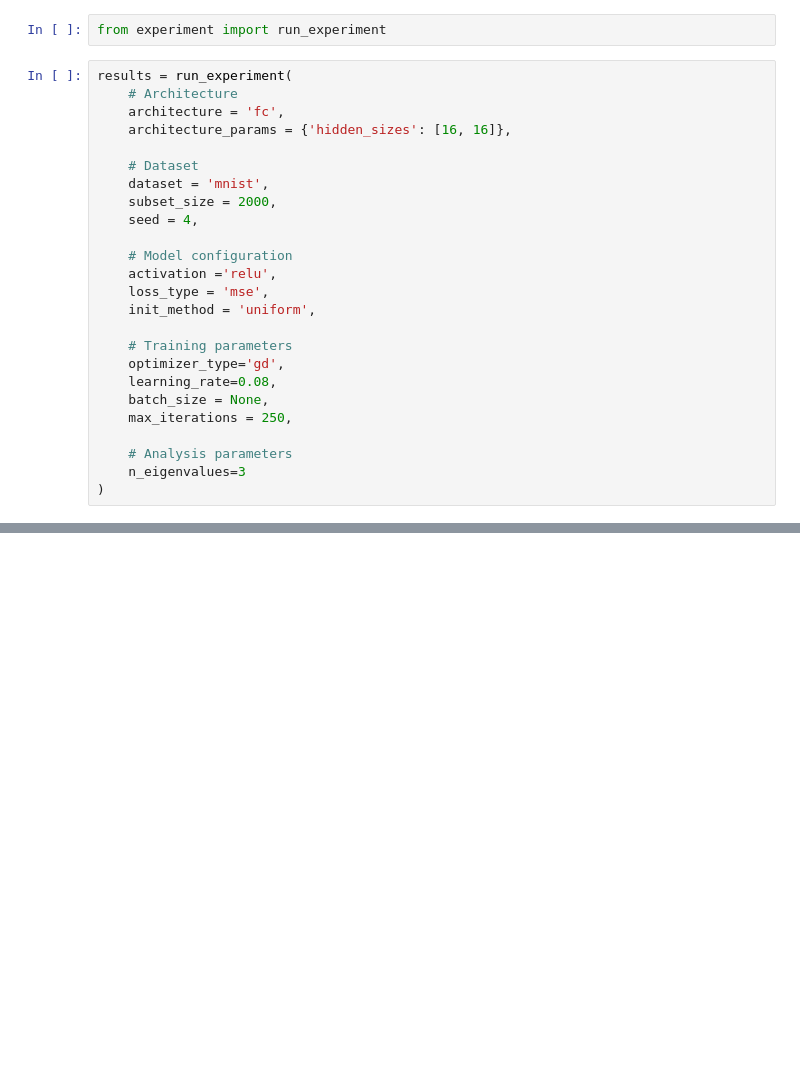
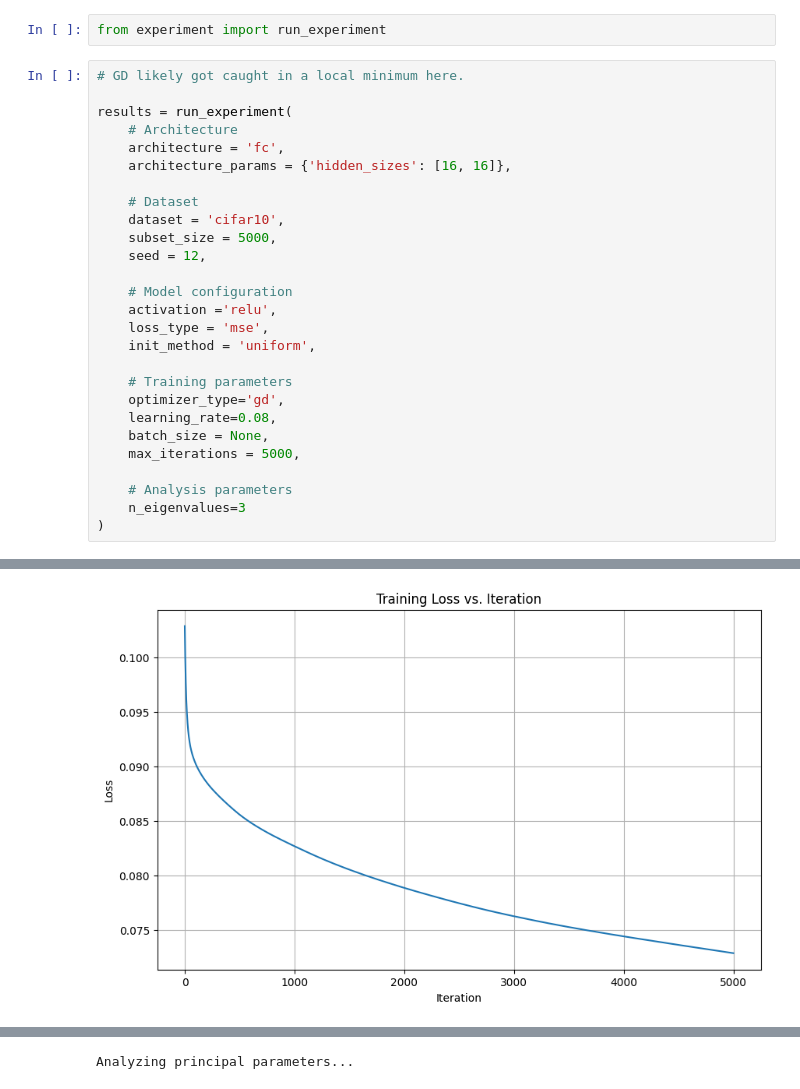
Before and after one commit to 4RCH4NG3L69/eos-experiments, a Jupyter notebook: runner.ipynb, the cells around one changed output, grey strips where cells are left out. Drawn from its saved outputs; the diff is of its cells as text; blank space fills up the shorter version.

```diff
--- a/runner.ipynb
+++ b/runner.ipynb
@@ -1,15 +1,17 @@
 # %%
 from experiment import run_experiment
 # %%
+# GD likely got caught in a local minimum here.
+
 results = run_experiment(
     # Architecture
     architecture = 'fc',
     architecture_params = {'hidden_sizes': [16, 16]},
 
     # Dataset
-    dataset = 'mnist',
-    subset_size = 2000,
-    seed = 4,
+    dataset = 'cifar10',
+    subset_size = 5000,
+    seed = 12,
 
     # Model configuration
     activation ='relu',
@@ -20,7 +22,7 @@ results = run_experiment(
     optimizer_type='gd',
     learning_rate=0.08,
     batch_size = None,
-    max_iterations = 250,
+    max_iterations = 5000,
 
     # Analysis parameters
     n_eigenvalues=3
@@ -38,0 +48 @@ Iteration 8/250, loss: 0.096968, top eigenvalue: 0.411533
+[figure, added]
@@ -38,0 +52 @@ Iteration 8/250, loss: 0.096968, top eigenvalue: 0.411533
+Analyzing principal parameters...
```
Also changed, not shown: parts of 1 cell of this notebook, 3 other files.
